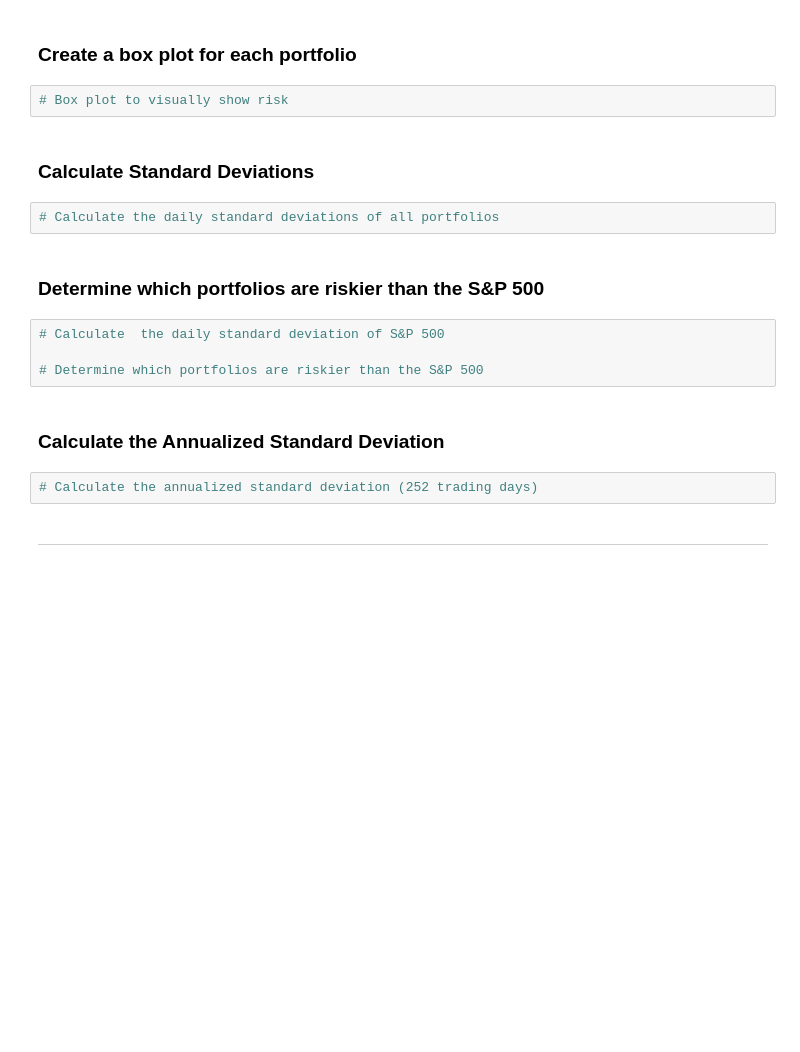
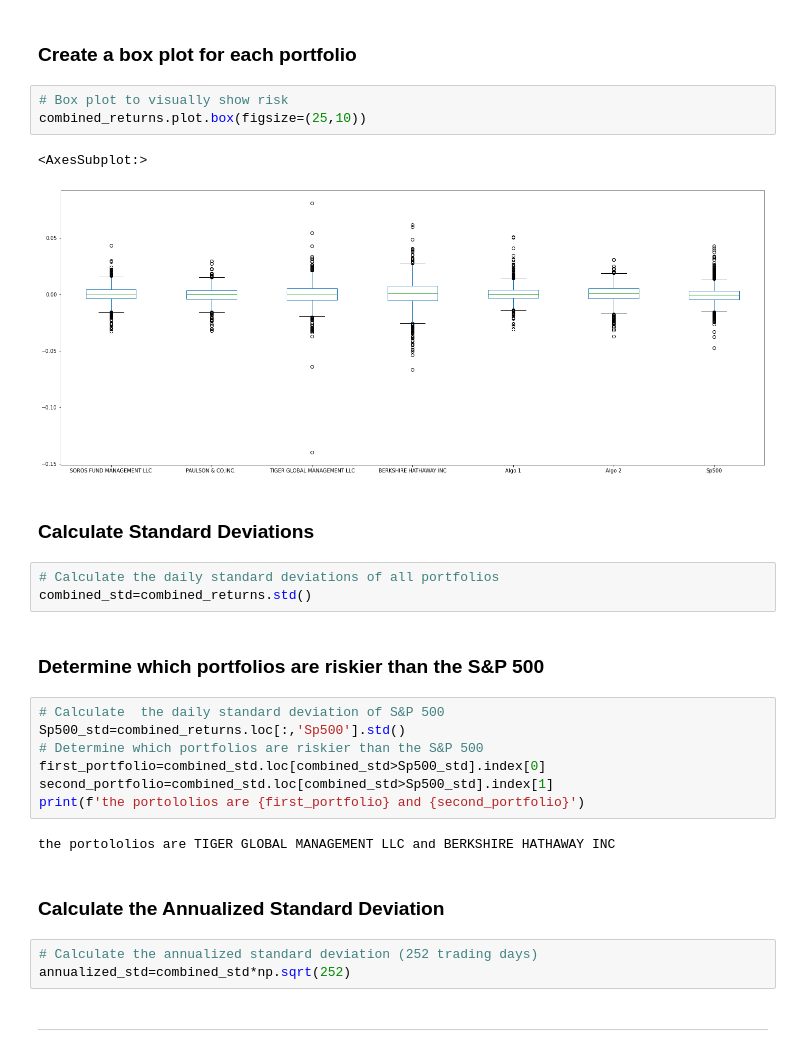
Before and after one commit to pysouzhny/python-homework, a Jupyter notebook: whale_analysis/Starter_Code/whale_analysis.ipynb, the cells around one changed output. Drawn from its saved outputs; the diff is of its cells as text; blank space fills up the shorter version.

```diff
--- a/whale_analysis/Starter_Code/whale_analysis.ipynb
+++ b/whale_analysis/Starter_Code/whale_analysis.ipynb
@@ -249,20 +252,31 @@ Determine the _risk_ of each portfolio:
 ### Create a box plot for each portfolio
 # %%
 # Box plot to visually show risk
+combined_returns.plot.box(figsize=(25,10))
+# %% [output]
+<AxesSubplot:>
+[figure, added]
 # %% [markdown]
 ### Calculate Standard Deviations
 # %%
 # Calculate the daily standard deviations of all portfolios
+combined_std=combined_returns.std()
 # %% [markdown]
 ### Determine which portfolios are riskier than the S&P 500
 # %%
 # Calculate  the daily standard deviation of S&P 500
-
+Sp500_std=combined_returns.loc[:,'Sp500'].std()
 # Determine which portfolios are riskier than the S&P 500
+first_portfolio=combined_std.loc[combined_std>Sp500_std].index[0]
+second_portfolio=combined_std.loc[combined_std>Sp500_std].index[1]
+print(f'the portololios are {first_portfolio} and {second_portfolio}')
+# %% [output]
+the portololios are TIGER GLOBAL MANAGEMENT LLC and BERKSHIRE HATHAWAY INC
 # %% [markdown]
 ### Calculate the Annualized Standard Deviation
 # %%
 # Calculate the annualized standard deviation (252 trading days)
+annualized_std=combined_std*np.sqrt(252)
 # %% [markdown]
 ---
 # %% [markdown]
```
Also changed, not shown: parts of 31 cells of this notebook.
